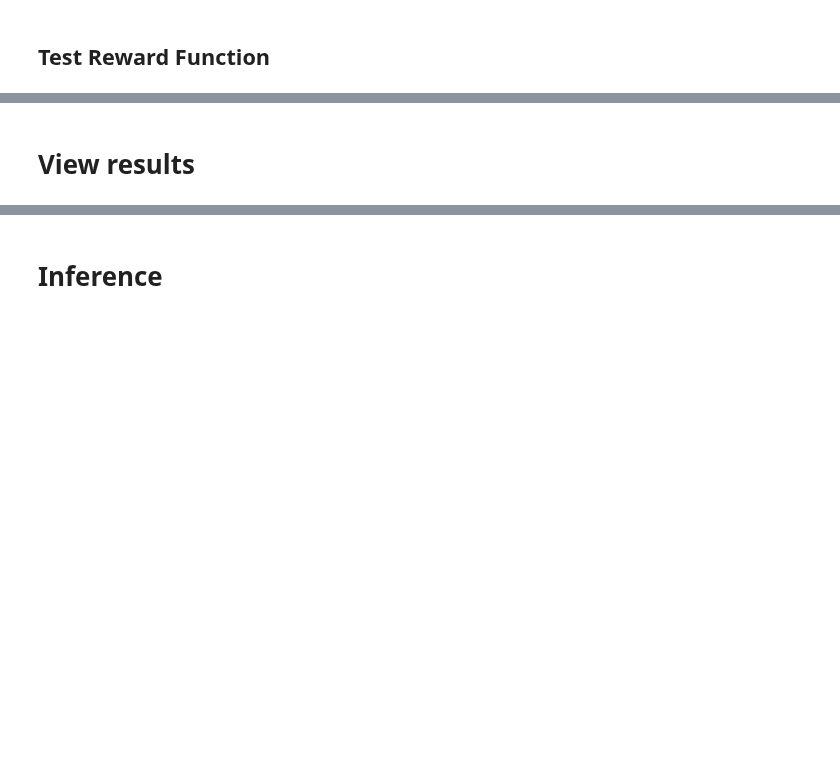
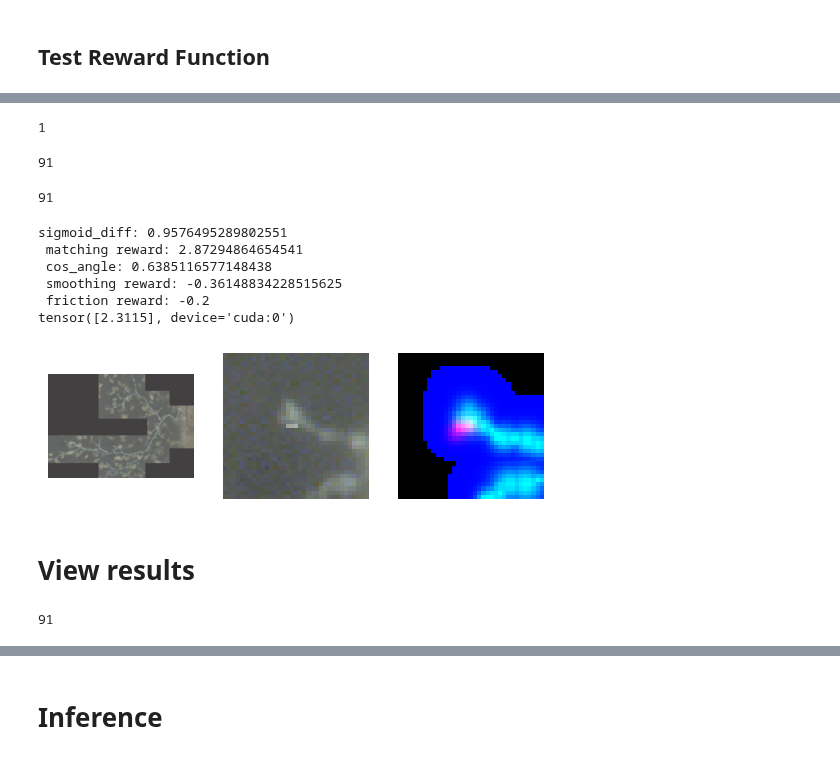
Before and after one commit to twardlab/neurotrack, a Jupyter notebook: neuron_trx/notebooks/neuron_trx_tests.ipynb, the cells around one changed output, grey strips where cells are left out. Cells and saved outputs as stored; diff of their text form; code cells hidden in the pictures; blank space fills up the shorter version.

```diff
--- a/neuron_trx/notebooks/neuron_trx_tests.ipynb
+++ b/neuron_trx/notebooks/neuron_trx_tests.ipynb
@@ -318,0 +374,4 @@ print(energy_)
+# %%
+env.head_id
+# %% [output]
+1
@@ -319,24 +380,38 @@ print(energy_)
+# %%
+len(env.branch_points_copy)
+# %% [output]
+91
+# %%
+len(env.branch_points)
+# %% [output]
+91
 # %%
 plt.close('all')
 
-dir_dict = {'a':torch.tensor([0., 0.0, -1.0]),
-            'd':torch.tensor([0., 0.0, 1.0]),
-            'w':torch.tensor([0., -1.0, 0.0]),
-            's':torch.tensor([0., 1.0, 0.0]),
-            }
 plt.ioff()
 while True:
     dir = input()
     if dir == 'q':
         break
     clear_output(True)
-    observation, reward, terminated = env.step(dir_dict[dir], verbose=True)
+    # observation, reward, terminated = env.step(dir_dict[dir], verbose=True)
+    observation, reward, terminated = tracking_interface.manual_step(env, dir)
+
     print(reward)
     if not terminated:
         z = int(np.round(env.paths[env.head_id][-1,0]))
-        show_state(env, z)
+        plt.close()
+        tracking_interface.show_state(env, z)
     else:
         env.reset()
+# %% [output]
+sigmoid_diff: 0.9576495289802551
+ matching reward: 2.87294864654541
+ cos_angle: 0.6385116577148438
+ smoothing reward: -0.36148834228515625
+ friction reward: -0.2
+tensor([2.3115], device='cuda:0')
+[figure, added]
 # %%
 # get the index of action_space closest to a desired step direction
 action_id = get_closest_dir(env.action_space, torch.Tensor([0., 0., -1.]))
@@ -490,5 +565,9 @@ print(type(config))
 train_dqn_tracker.main(config)
 # %% [markdown]
 # View results
+# %%
+len(env.branch_points)
+# %% [output]
+91
 # %%
 # name = "alpha-4.0_b-1.0_f-0.0_n-1"
```
Also changed, not shown: parts of 25 cells of this notebook, 4 other files.
